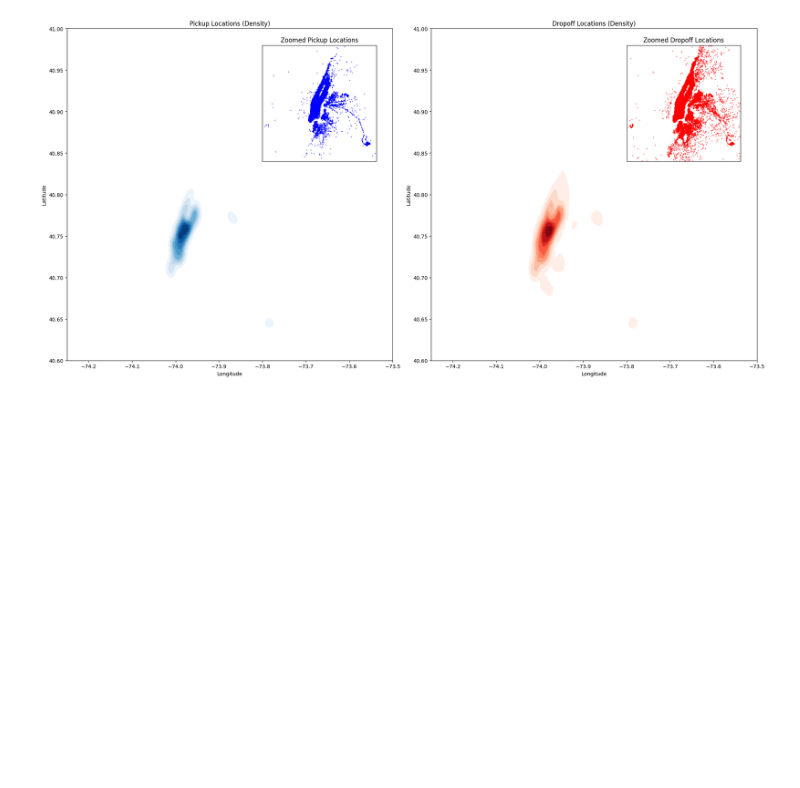
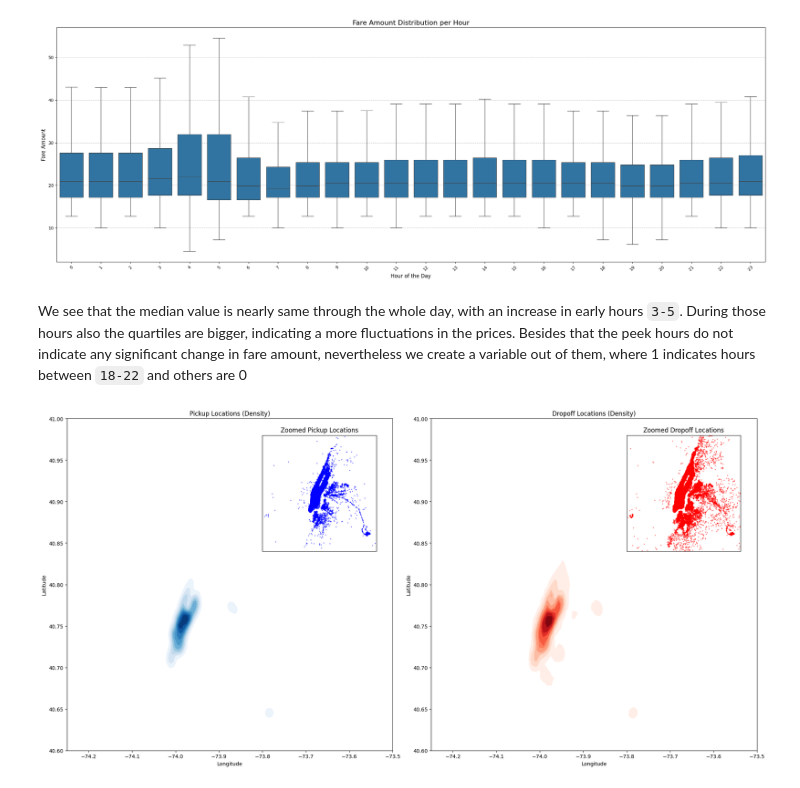
Before and after one commit to kasztelmacko/ml2_fare_price, a Jupyter notebook: eda.ipynb, the cells around one changed output. Cells and saved outputs as stored; diff of their text form; code cells hidden in the pictures; blank space fills up the shorter version.

```diff
--- a/eda.ipynb
+++ b/eda.ipynb
@@ -133,3 +178,17 @@ the peak hours dont change
+# %%
+# plot the distribution of fare_amount with respect to hour
+plt.figure(figsize=(30, 10))
+sns.boxplot(x="hour", y="fare_amount", data=data, showfliers=False, color='#1f77b4')
+plt.title("Fare Amount Distribution per Hour", fontsize=16)
+plt.xlabel("Hour of the Day", fontsize=12)
+plt.ylabel("Fare Amount", fontsize=12)
+plt.xticks(rotation=45)
+plt.grid(axis="y", linestyle="--", alpha=0.7)
+plt.show()
+# %% [output]
+[figure, added]
+# %% [markdown]
+We see that the median value is nearly same through the whole day, with an increase in early hours `3-5`. During those hours also the quartiles are bigger, indicating a more fluctuations in the prices. Besides that the peek hours do not indicate any significant change in fare amount, nevertheless we create a variable out of them, where 1 indicates hours between `18-22` and others are 0
 # %%
 data["peak_hour"] = ((data["hour"] >= 18) & (data["hour"] <= 22)).astype(int)
 data.drop(columns=["hour", "month", "day_of_week", "year"], inplace=True)
```
Also changed, not shown: parts of 46 cells of this notebook.
